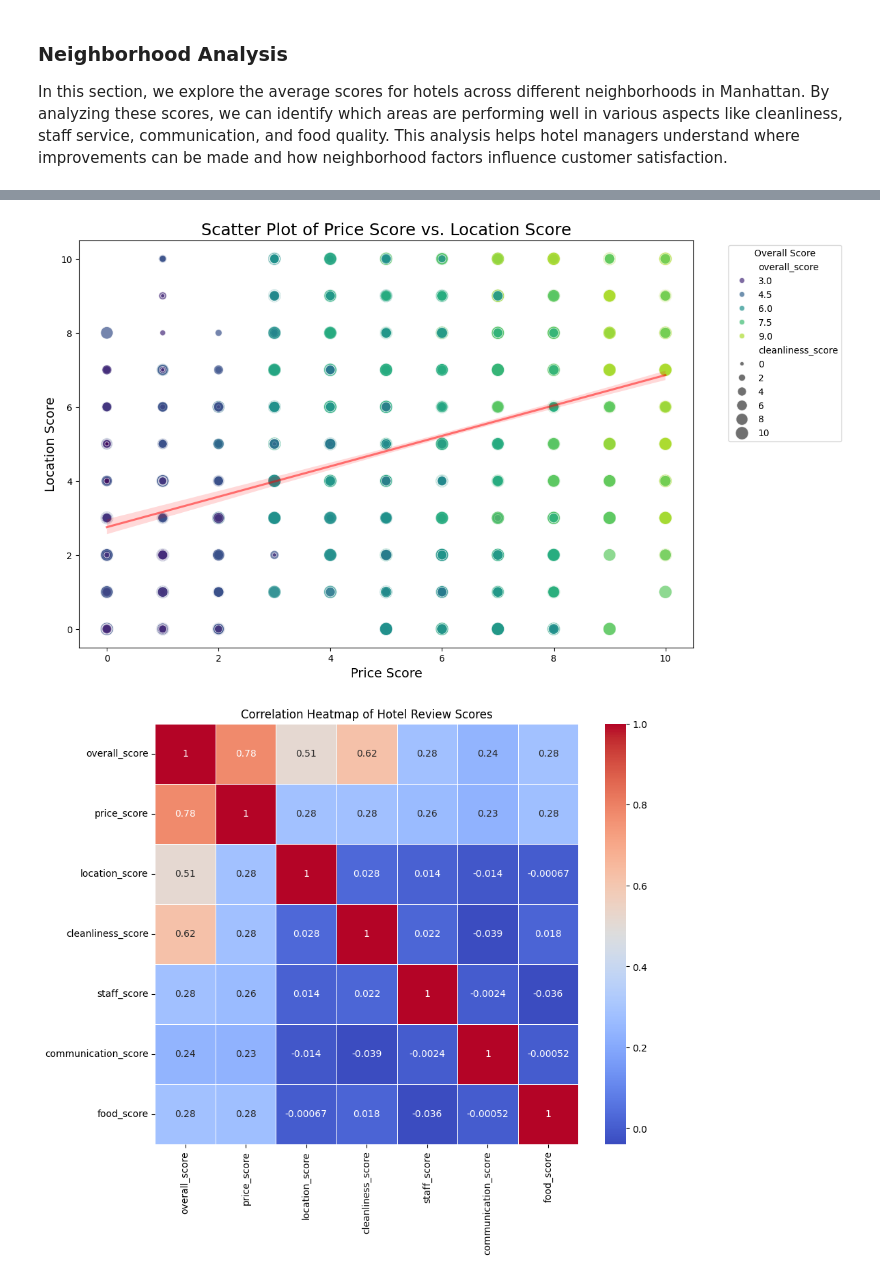
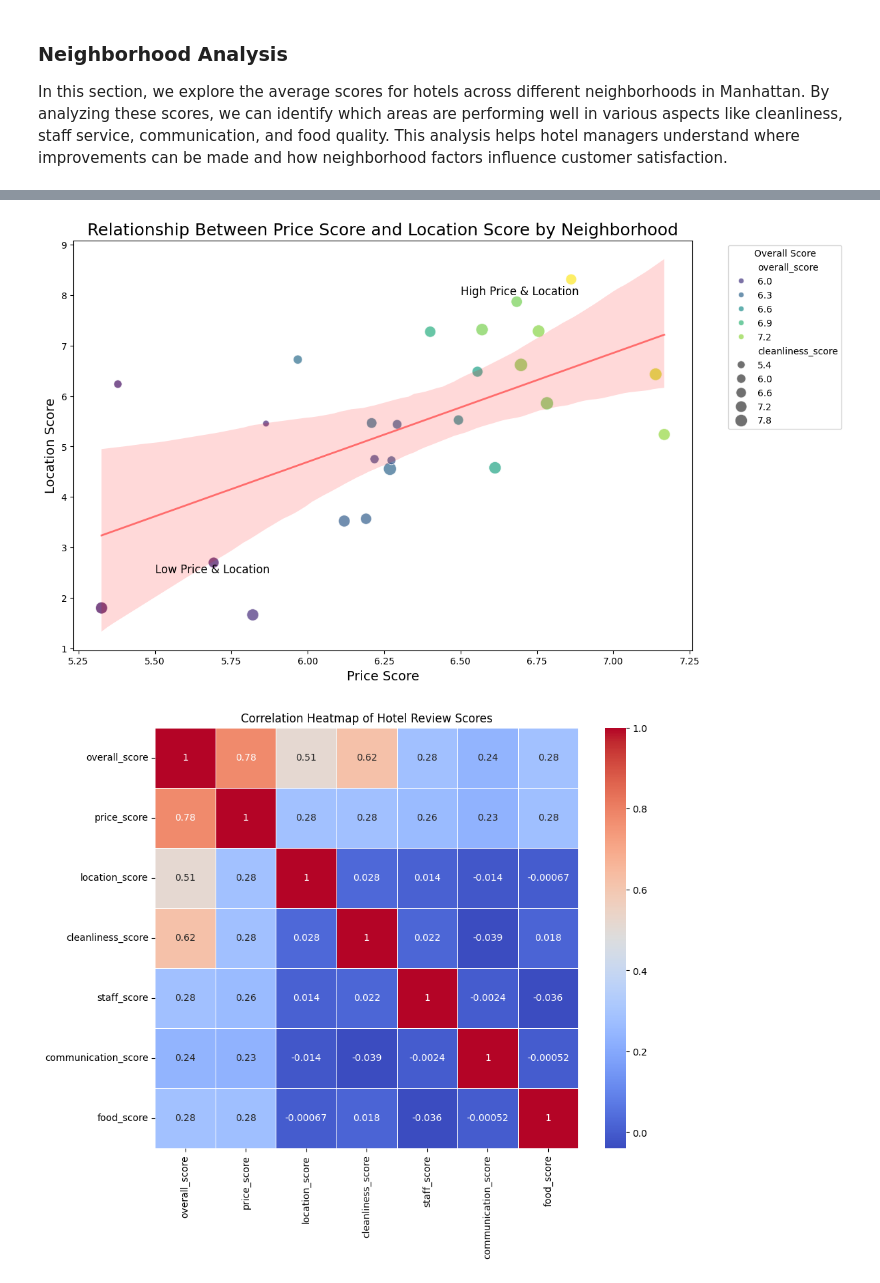
Before and after one commit to WillowStevens/pod-project, a Jupyter notebook: HotelDivago.ipynb, the cells around one changed output, grey strips where cells are left out. Saved outputs shown, nothing was run; the diff lists cells and outputs as text; code cells hidden in the pictures.

```diff
--- a/HotelDivago.ipynb
+++ b/HotelDivago.ipynb
@@ -101,44 +129,45 @@ neighborhood_summary
 # %%
 # Set up the figure size
 plt.figure(figsize=(12, 8))
 
-# Create a scatter plot with color representing the overall score and size representing the cleanliness score
+# Create a scatter plot with color representing overall score and size representing cleanliness score
 sns.scatterplot(
     x='price_score',
     y='location_score',
-    data=df,
+    data=neighborhood_summary,
     hue='overall_score',
     size='cleanliness_score',
+    sizes=(50, 200),
     palette='viridis',
-    sizes=(20, 200),
     alpha=0.7
 )
 
-# Add a regression line (optional, to see the trend)
+# Add a regression line to show the overall trend
 sns.regplot(
     x='price_score',
     y='location_score',
-    data=df,
+    data=neighborhood_summary,
     scatter=False,
     color='red',
-    line_kws={"alpha":0.5}
+    line_kws={"alpha":0.5, "lw":2}
 )
 
+# Annotate specific points of interest
+plt.text(6.5, 8, 'High Price & Location', fontsize=12, color='black')
+plt.text(5.5, 2.5, 'Low Price & Location', fontsize=12, color='black')
+
 # Add titles and labels
-plt.title('Scatter Plot of Price Score vs. Location Score', fontsize=18)
+plt.title('Relationship Between Price Score and Location Score by Neighborhood', fontsize=18)
 plt.xlabel('Price Score', fontsize=14)
 plt.ylabel('Location Score', fontsize=14)
 
-# Move the legend to the side
+# Move the legend out of the way
 plt.legend(title='Overall Score', bbox_to_anchor=(1.05, 1), loc='upper left')
-
-# Remove gridlines for a cleaner look
-plt.grid(False)
 
 # Show the plot
 plt.show()
 # %% [output]
-[figure, old version]
+[figure, new version]
 # %%
 plt.figure(figsize=(10,8))
 sns.heatmap(correlation_matrix, annot=True,cmap ='coolwarm',linewidths=0.7)
```
Also changed, not shown: parts of 2 cells of this notebook.
